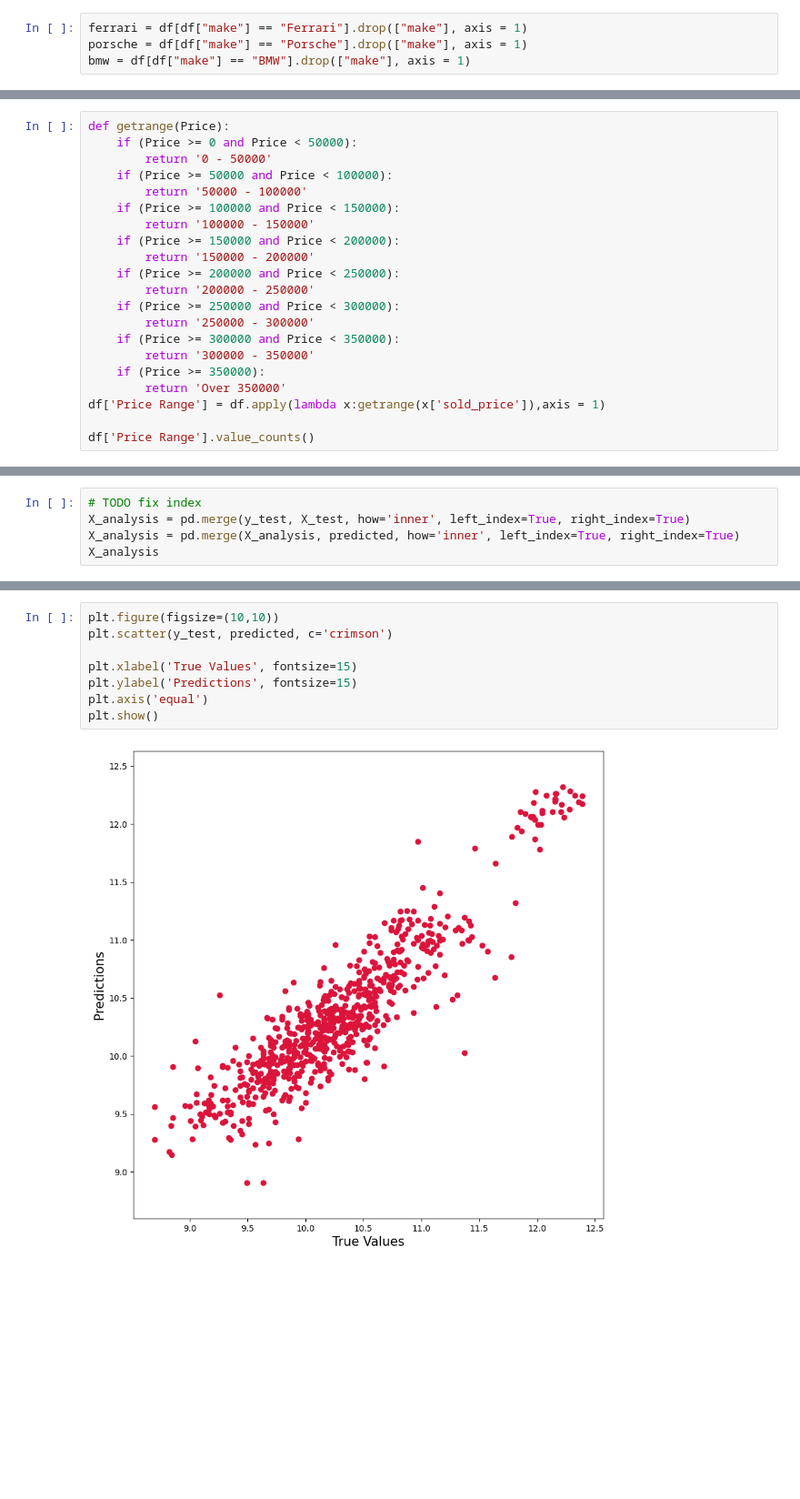
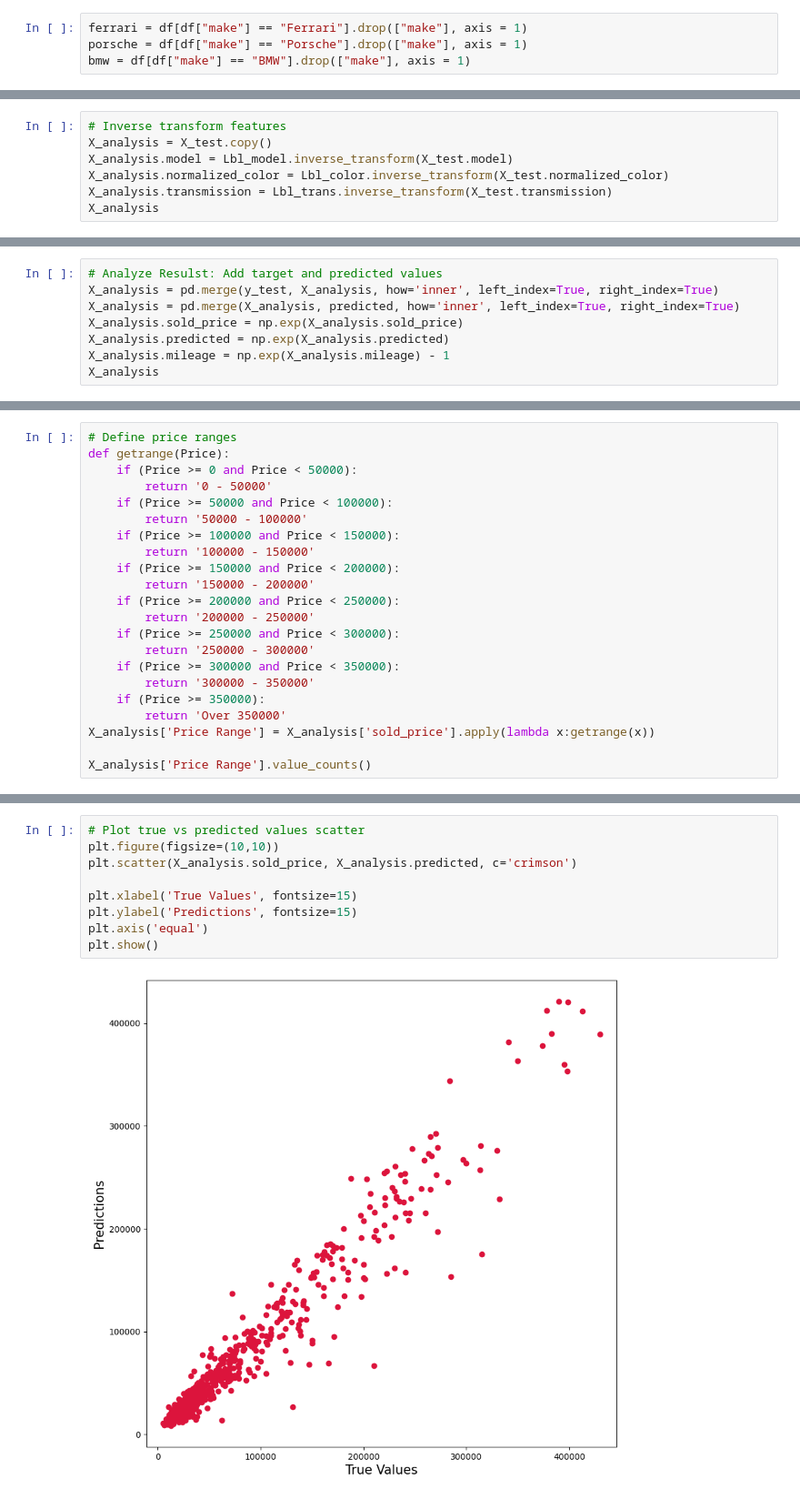
Before and after one commit to redshift75/autostrada, a Jupyter notebook: notebooks/car-prices.ipynb, the cells around one changed output, grey strips where cells are left out. Shown at 91% size. Drawn from its saved outputs; the diff is of its cells as text; blank space fills up the shorter version.

```diff
--- a/notebooks/car-prices.ipynb
+++ b/notebooks/car-prices.ipynb
@@ -143,0 +218,7 @@ fig.update_layout(title_text='Price vs Model',xaxis_title="Model",yaxis_title="A
+# %%
+# Inverse transform features
+X_analysis = X_test.copy()
+X_analysis.model = Lbl_model.inverse_transform(X_test.model)
+X_analysis.normalized_color = Lbl_color.inverse_transform(X_test.normalized_color)
+X_analysis.transmission = Lbl_trans.inverse_transform(X_test.transmission)
+X_analysis
@@ -143,0 +239,8 @@ fig.update_layout(title_text='Price vs Model',xaxis_title="Model",yaxis_title="A
+# %%
+# Analyze Resulst: Add target and predicted values
+X_analysis = pd.merge(y_test, X_analysis, how='inner', left_index=True, right_index=True)
+X_analysis = pd.merge(X_analysis, predicted, how='inner', left_index=True, right_index=True)
+X_analysis.sold_price = np.exp(X_analysis.sold_price)
+X_analysis.predicted = np.exp(X_analysis.predicted)
+X_analysis.mileage = np.exp(X_analysis.mileage) - 1
+X_analysis
@@ -144,4 +261,5 @@ fig.update_layout(title_text='Price vs Model',xaxis_title="Model",yaxis_title="A
 # %%
+# Define price ranges
 def getrange(Price):
     if (Price >= 0 and Price < 50000):
         return '0 - 50000'
@@ -159,8 +277,8 @@ def getrange(Price):
         return '300000 - 350000'
     if (Price >= 350000):
         return 'Over 350000'
-df['Price Range'] = df.apply(lambda x:getrange(x['sold_price']),axis = 1)
+X_analysis['Price Range'] = X_analysis['sold_price'].apply(lambda x:getrange(x))
 
-df['Price Range'].value_counts()
+X_analysis['Price Range'].value_counts()
 # %% [output]
 Price Range
@@ -306,5 +293,0 @@ X_test
-# %%
-# TODO fix index
-X_analysis = pd.merge(y_test, X_test, how='inner', left_index=True, right_index=True)
-X_analysis = pd.merge(X_analysis, predicted, how='inner', left_index=True, right_index=True)
-X_analysis
@@ -325,11 +294,12 @@ X_analysis
 # %%
+# Plot true vs predicted values scatter
 plt.figure(figsize=(10,10))
-plt.scatter(y_test, predicted, c='crimson')
+plt.scatter(X_analysis.sold_price, X_analysis.predicted, c='crimson')
 
 plt.xlabel('True Values', fontsize=15)
 plt.ylabel('Predictions', fontsize=15)
 plt.axis('equal')
 plt.show()
 # %% [output]
-[figure, old version]
+[figure, new version]
 # %%
```
Also changed, not shown: parts of 36 cells of this notebook.
